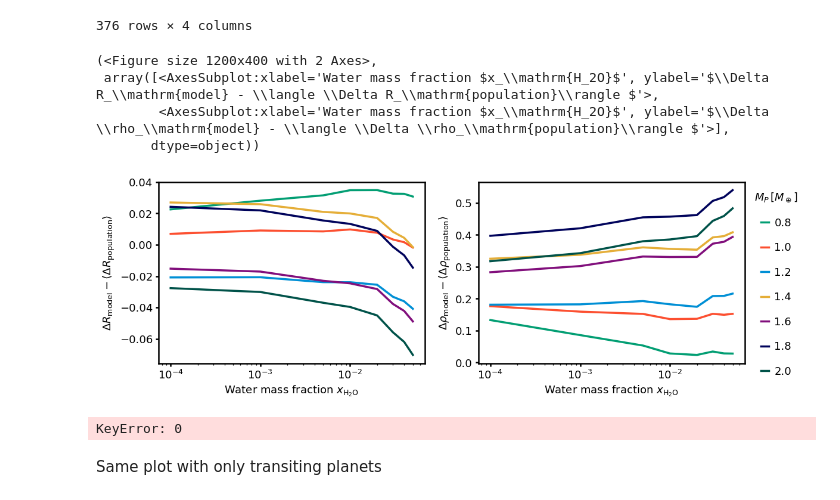
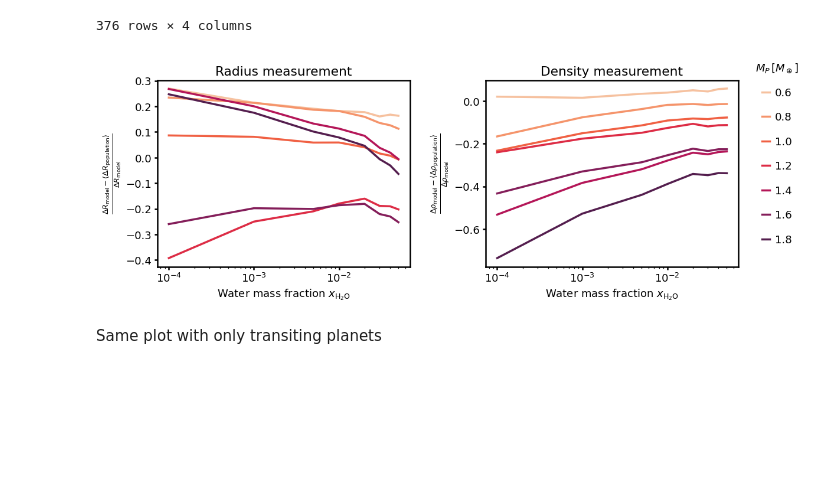
Before and after one commit to matiscke/hz-inner-edge-discontinuity, a Jupyter notebook: src/scripts/magmaocean.ipynb, the cells around one changed output. Cells and saved outputs as stored; diff of their text form; code cells hidden in the pictures; blank space fills up the shorter version.

Commit message:
compare predicted and measured radius/density changes

```diff
--- a/src/scripts/magmaocean.ipynb
+++ b/src/scripts/magmaocean.ipynb
@@ -404,6 +404,7 @@ avg_deltaR_deltaRho = get_avg_deltaR_deltaRho()
 | 375 | 2.0500 | 1.51864 | 0.05 | 1.488625 |
 376 rows × 4 columns
 # %%
+from cycler import cycler
 target_mass = 1.0   # mass to compare in Earth masses
 # target_mass = sample.to_pandas().M.mean()   # mass to compare in Earth masses
 
@@ -413,7 +414,7 @@ def plot_model_pop_comparison():
     r2rho = lambda M, R: CONST['rho_Earth']*M/R**3
     for i, x in enumerate(['R', 'rho']):
         ax = axs[i]
-        for target_mass in np.linspace(0.8, 2., 7):
+        for target_mass, color in zip(np.linspace(0.6, 1.8, 7), cycler(color=reversed(sns.color_palette("rocket", n_colors=8, desat=None)))):
             # compute dry radius at target mass
             mr_dry = mass_radius[mass_radius.wrr == 0.]
             mr_drym = mr_dry.iloc[(mr_dry.mass - target_mass).abs().argsort()[0],:]
@@ -421,50 +422,40 @@ def plot_model_pop_comparison():
             if x == 'R':
                 dry_x = mr_drym.radius
             elif x == 'rho':
                 dry_x = r2rho(mr_drym.mass, mr_drym.radius)
 
             wrrs = mass_radius.wrr.unique()
             dx_models = []
             dx_pop = []
             for wrri in wrrs:
                 # for each water mass fraction, compute difference between model and synthetic population mean
                 mrwrr = mass_radius[mass_radius.wrr == wrri]
                 mrwrr.reset_index(drop=True, inplace=True)
                 mrwrrm = mrwrr.iloc[(mrwrr.mass - target_mass).abs().argsort()[0],:]
                 if x == 'R':
                     dx_models.append(mrwrrm.radius_tot - dry_x)
                 elif x == 'rho':
                     dx_models.append(r2rho(mrwrrm.mass, mrwrrm.radius_tot) - dry_x)
 
                 dx_pop.append(avg_deltaR_deltaRho[avg_deltaR_deltaRho.gh_increase
                                                          & avg_deltaR_deltaRho.water_incorp & (avg_deltaR_deltaRho.wrr == wrri)]['delta_' + x])
 
             # plt.scatter(dx_models, dx_pop)
-            ax.plot(wrrs, np.subtract(np.array(dx_models), np.array(dx_pop).flatten()), label='{:.1f}'.format(target_mass))
+            ax.plot(wrrs, np.subtract(np.array(dx_models), np.array(dx_pop).flatten())/np.array(dx_models), label='{:.1f}'.format(target_mass),
+                    color=color['color'])
         ax.set_xscale('log')
         ax.set_xlabel('Water mass fraction $x_\mathrm{H_2O}$')
         if x == 'R':
-            ax.set_ylabel(r'$\Delta {0}_\mathrm{{model}} - \langle \Delta {0}_\mathrm{{population}}\rangle $'.format(x))
+            ax.set_ylabel(r'$\frac{{\Delta {0}_\mathrm{{model}} - \langle \Delta {0}_\mathrm{{population}}\rangle }}{{\Delta {0}_\mathrm{{model}}}}$'.format(x))
         elif x == 'rho':
-            ax.set_ylabel(r'$\Delta \{0}_\mathrm{{model}} - \langle \Delta \{0}_\mathrm{{population}}\rangle $'.format(x))
-    ax.legend(loc='upper left', ncol=1, bbox_to_anchor=(1.0, 1.0), title='$M_P \, [M_\oplus]$',
+            ax.set_ylabel(r'$\frac{{\Delta \{0}_\mathrm{{model}} - \langle \Delta \{0}_\mathrm{{population}}\rangle}}{{\Delta \{0}_\mathrm{{model}}}}$'.format(x))
+    ax.legend(loc='upper left', ncol=1, bbox_to_anchor=(1.03, 1.15), title='$M_P \, [M_\oplus]$',
                    frameon=False, labelspacing=1.3)
+    fig.subplots_adjust(top=1., wspace=0.3)
+    axs[0].set_title('Radius measurement')
+    axs[1].set_title('Density measurement')
     return fig, axs
 
-plot_model_pop_comparison()
+fig, axs = plot_model_pop_comparison()
 # %% [output]
-(<Figure size 1200x400 with 2 Axes>,
- array([<AxesSubplot:xlabel='Water mass fraction $x_\\mathrm{H_2O}$', ylabel='$\\Delta R_\\mathrm{model} - \\langle \\Delta R_\\mathrm{population}\\rangle $'>,
-        <AxesSubplot:xlabel='Water mass fraction $x_\\mathrm{H_2O}$', ylabel='$\\Delta \\rho_\\mathrm{model} - \\langle \\Delta \\rho_\\mathrm{population}\\rangle $'>],
-       dtype=object))
-[figure, old version]
+[figure, new version]
-# %%
-
-mrwrr = mass_radius[mass_radius.wrr == wrri]
-mrwrr.reset_index(drop=True, inplace=True)
-mrwrrm = mrwrr.iloc[(mrwrr.mass - target_mass).abs().argsort()[0],:]
-
-
-# mass_radius[(mass_radius.wrr == wrri)].iloc[(mass_radius[(mass_radius.wrr == wrri)].mass - target_mass).abs().argsort().reset_index()[0],:]
-# %% [output]
-KeyError: 0
```
Also changed, not shown: parts of 8 cells of this notebook, 2 other files.
